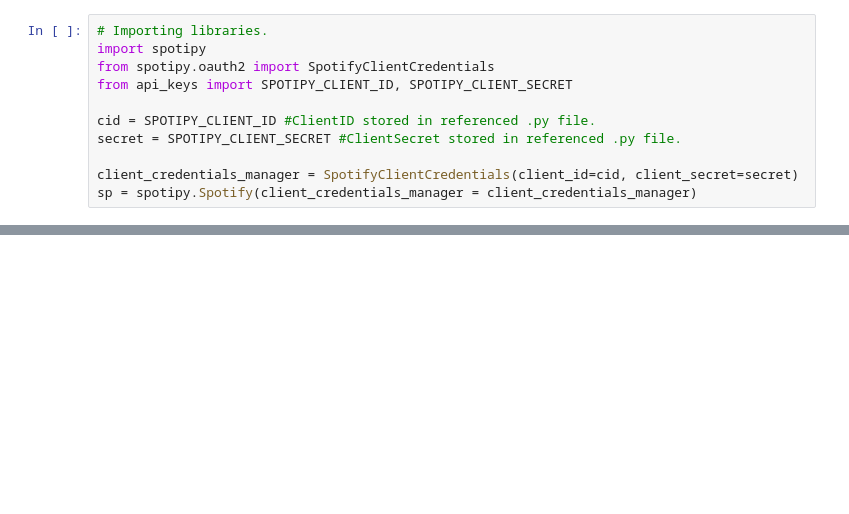
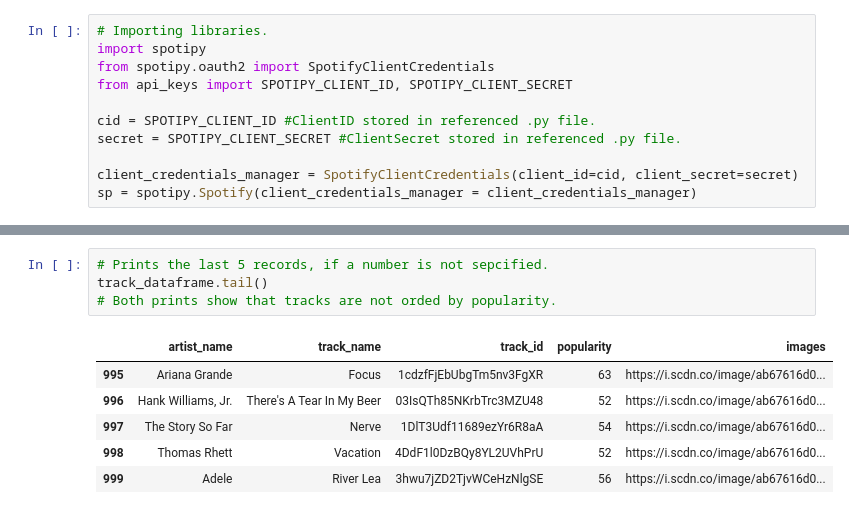
Before and after one commit to delecatessen/Python-101_Intro2DataScience, a Jupyter notebook: mynotebooksession10_Pt2.ipynb, the cells around one changed output, grey strips where cells are left out. Cells and saved outputs as stored; diff of their text form; blank space fills up the shorter version.

```diff
--- a/mynotebooksession10_Pt2.ipynb
+++ b/mynotebooksession10_Pt2.ipynb
@@ -20,0 +63,11 @@ sp = spotipy.Spotify(client_credentials_manager = client_credentials_manager)
+# %%
+# Prints the last 5 records, if a number is not sepcified.
+track_dataframe.tail()
+# Both prints show that tracks are not orded by popularity.
+# %% [output]
+|  | artist_name | track_name | track_id | popularity | images |
+| 995 | Ariana Grande | Focus | 1cdzfFjEbUbgTm5nv3FgXR | 63 | https://i.scdn.co/image/ab67616d0... |
+| 996 | Hank Williams, Jr. | There's A Tear In My Beer | 03IsQTh85NKrbTrc3MZU48 | 52 | https://i.scdn.co/image/ab67616d0... |
+| 997 | The Story So Far | Nerve | 1DlT3Udf11689ezYr6R8aA | 54 | https://i.scdn.co/image/ab67616d0... |
+| 998 | Thomas Rhett | Vacation | 4DdF1l0DzBQy8YL2UVhPrU | 52 | https://i.scdn.co/image/ab67616d0... |
+| 999 | Adele | River Lea | 3hwu7jZD2TjvWCeHzNlgSE | 56 | https://i.scdn.co/image/ab67616d0... |
```
Also changed, not shown: parts of 5 cells of this notebook.
